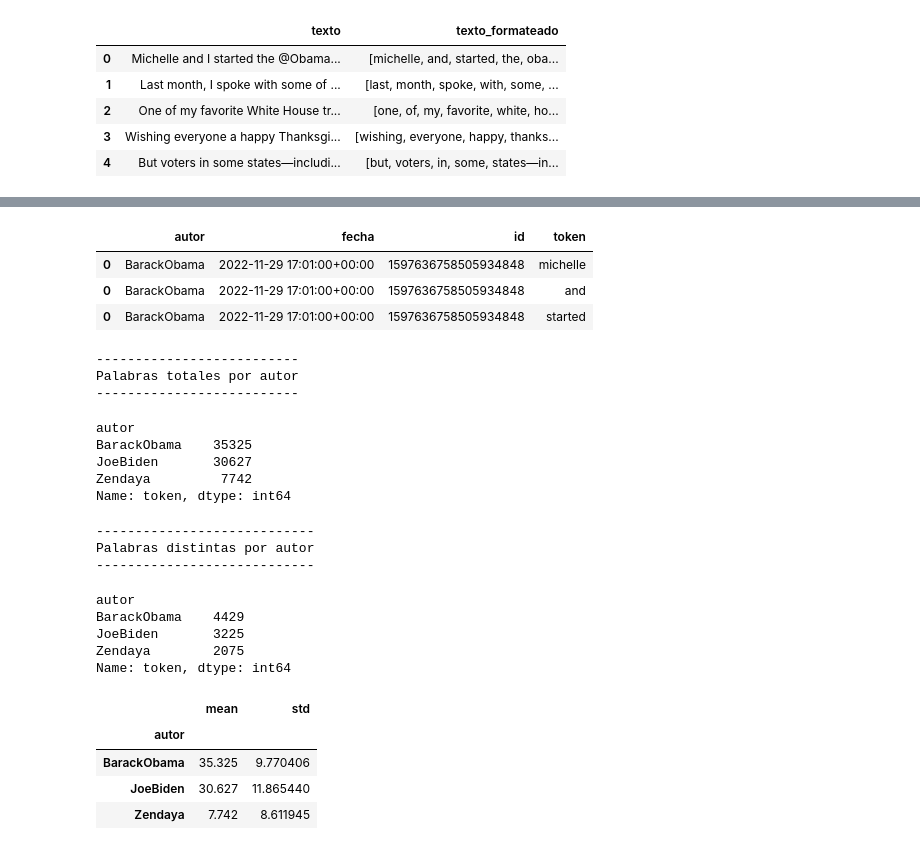
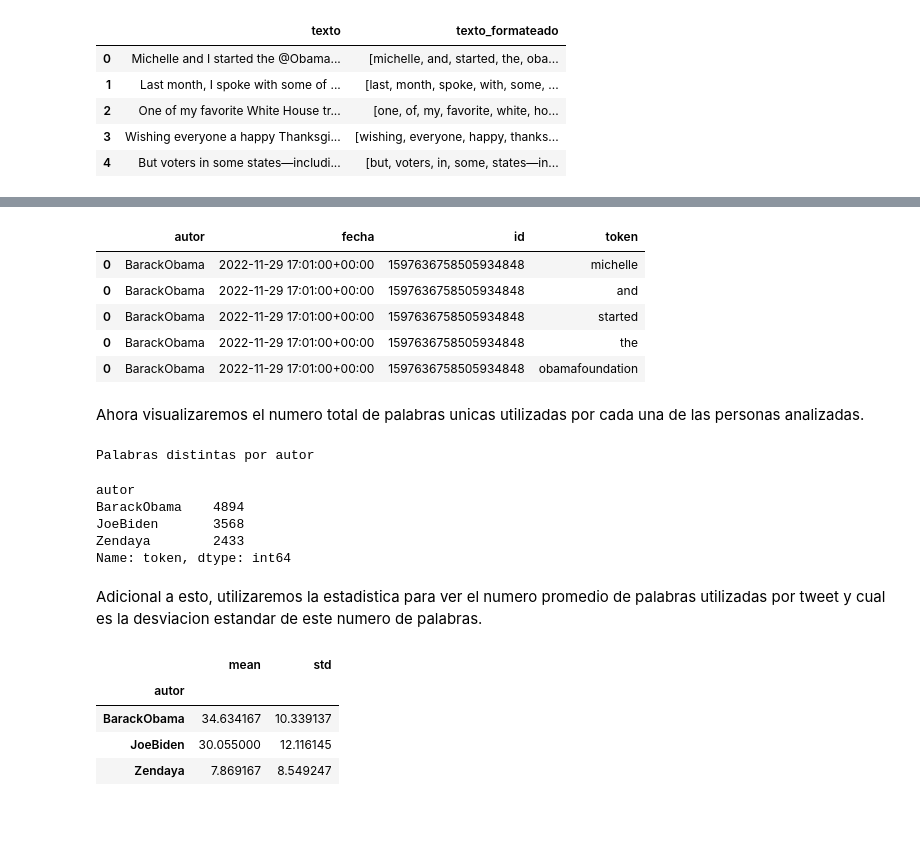
Before and after one commit to EduardoSanchezZ/Proyecto_Final, a Jupyter notebook: src/Proyecto final.ipynb, the cells around one changed output, grey strips where cells are left out. Saved outputs shown, nothing was run; the diff lists cells and outputs as text; code cells hidden in the pictures; blank space fills up the shorter version.

Commit message:
Adicion de comentarios y mejor documentacion

```diff
--- a/src/Proyecto final.ipynb
+++ b/src/Proyecto final.ipynb
@@ -57,7 +66,7 @@ def formateo_texto(text):
 
 # Parámetros
 tweets_list = []
-max_tweets = 1000
+max_tweets = 1200
 
 
 users_name = ['BarackObama','JoeBiden','Zendaya']
@@ -115,48 +136,36 @@ df_tweets[['texto', 'texto_formateado']].head()
 # %%
 # Unnest de la columna texto_tokenizado
 tweets_tidy = df_tweets.explode(column='texto_formateado')
 tweets_tidy = tweets_tidy.drop(columns='texto')
 tweets_tidy = tweets_tidy.rename(columns={'texto_formateado':'token'})
-tweets_tidy.head(3)
+tweets_tidy.head()
 # %% [output]
 |  | autor | fecha | id | token |
 | 0 | BarackObama | 2022-11-29 17:01:00+00:00 | 1597636758505934848 | michelle |
 | 0 | BarackObama | 2022-11-29 17:01:00+00:00 | 1597636758505934848 | and |
 | 0 | BarackObama | 2022-11-29 17:01:00+00:00 | 1597636758505934848 | started |
+| 0 | BarackObama | 2022-11-29 17:01:00+00:00 | 1597636758505934848 | the |
+| 0 | BarackObama | 2022-11-29 17:01:00+00:00 | 1597636758505934848 | obamafoundation |
+# %% [markdown]
+Ahora visualizaremos el numero total de palabras unicas utilizadas por cada una de las personas analizadas.
 # %%
-print('--------------------------')
-print('Palabras totales por autor')
-print('--------------------------')
-tweets_tidy.groupby(by='autor')['token'].count()
+print('Palabras distintas por autor')
+tweets_tidy.groupby(by='autor')['token'].nunique()
 # %% [output]
---------------------------
-Palabras totales por autor
---------------------------
+Palabras distintas por autor
 autor
-BarackObama    35325
-JoeBiden       30627
-Zendaya         7742
+BarackObama    4894
+JoeBiden       3568
+Zendaya        2433
 Name: token, dtype: int64
-# %%
-print('----------------------------')
-print('Palabras distintas por autor')
-print('----------------------------')
-tweets_tidy.groupby(by='autor')['token'].nunique()
-# %% [output]
-----------------------------
-Palabras distintas por autor
-----------------------------
-autor
-BarackObama    4429
-JoeBiden       3225
-Zendaya        2075
-Name: token, dtype: int64
+# %% [markdown]
+Adicional a esto, utilizaremos la estadistica para ver el numero promedio de palabras utilizadas por tweet y cual es la desviacion estandar de este numero de palabras.
 # %%
 temp_df = pd.DataFrame(tweets_tidy.groupby(by = ["autor", "id"])["token"].count())
 temp_df.reset_index().groupby("autor")["token"].agg(['mean', 'std'])
 # %% [output]
 |  | mean | std |
 | autor |  |  |
-| BarackObama | 35.325 | 9.770406 |
-| JoeBiden | 30.627 | 11.865440 |
-| Zendaya | 7.742 | 8.611945 |
+| BarackObama | 34.634167 | 10.339137 |
+| JoeBiden | 30.055000 | 12.116145 |
+| Zendaya | 7.869167 | 8.549247 |
```
Also changed, not shown: parts of 60 cells of this notebook.
